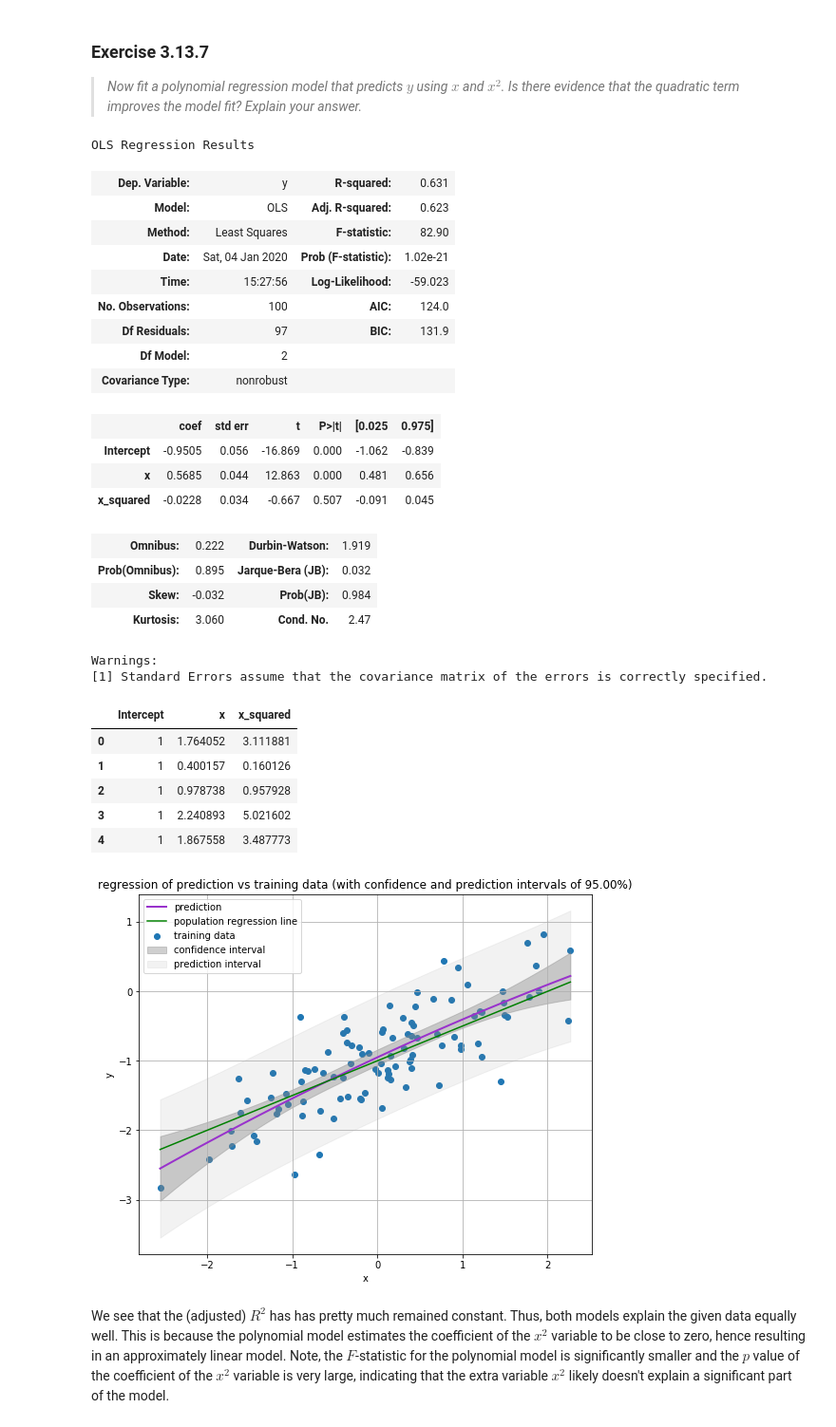
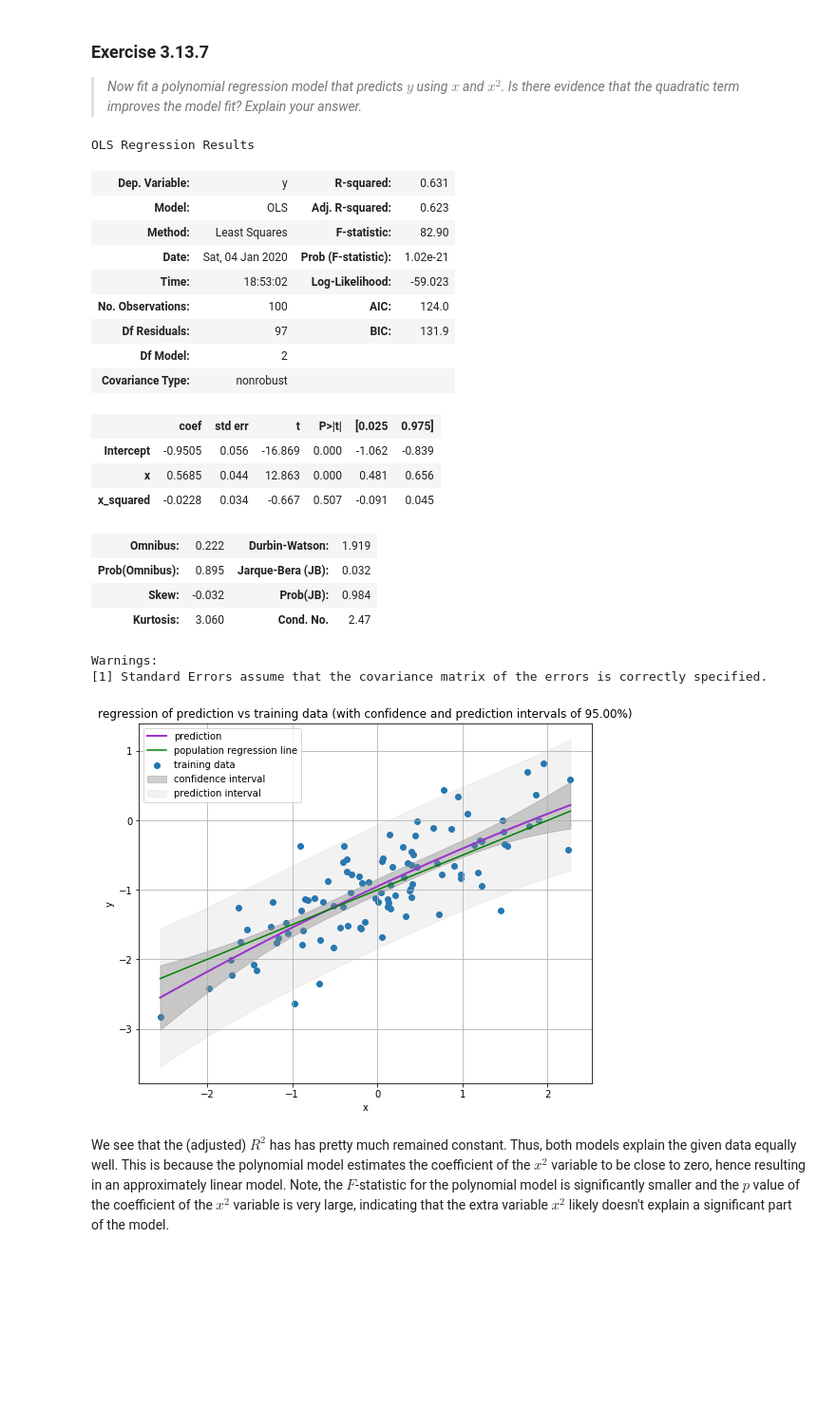
Before and after one commit to HerrBroekman/Python-solutions-for-An-Introduction-to-Statistical-Learning, a Jupyter notebook: Chapter3/Exercise13/3_13.ipynb, the cells around one changed output. Shown at 95% size. Drawn from its saved outputs; the diff is of its cells as text; code cells hidden in the pictures; blank space fills up the shorter version.

```diff
--- a/Chapter3/Exercise13/3_13.ipynb
+++ b/Chapter3/Exercise13/3_13.ipynb
@@ -133,25 +133,24 @@ _ = ax.legend()
 # %%
 df_x['x_squared'] = df_x['x']**2
 model = sm.OLS(df_y, df_x)
 fitted_pol_25 = model.fit()
 fitted_pol_25.summary()
 
-df_x.head()
 polynomialMap = {
     'x': 1,
     'x_squared': 2,
 }
 createLinearRegressionPlot(df_x, df_y, fitted_model=fitted_pol_25, height=6, width=8, polynomialMap=polynomialMap)
 ax = plt.gca()
 _ = ax.plot(x_population, y_population, color='green', label='population regression line')
 _ = ax.legend()
 # %% [output]
 OLS Regression Results
 | Dep. Variable: | y | R-squared: | 0.631 |
 | Model: | OLS | Adj. R-squared: | 0.623 |
 | Method: | Least Squares | F-statistic: | 82.90 |
 | Date: | Sat, 04 Jan 2020 | Prob (F-statistic): | 1.02e-21 |
-| Time: | 15:27:56 | Log-Likelihood: | -59.023 |
+| Time: | 18:53:02 | Log-Likelihood: | -59.023 |
 | No. Observations: | 100 | AIC: | 124.0 |
 | Df Residuals: | 97 | BIC: | 131.9 |
 | Df Model: | 2 |  |  |
@@ -166,12 +165,6 @@ OLS Regression Results
 | Kurtosis: | 3.060 | Cond. No. | 2.47 |
 Warnings:
 [1] Standard Errors assume that the covariance matrix of the errors is correctly specified.
-|  | Intercept | x | x_squared |
-| 0 | 1 | 1.764052 | 3.111881 |
-| 1 | 1 | 0.400157 | 0.160126 |
-| 2 | 1 | 0.978738 | 0.957928 |
-| 3 | 1 | 2.240893 | 5.021602 |
-| 4 | 1 | 1.867558 | 3.487773 |
 [figure]
 # %% [markdown]
 <p>We see that the (adjusted) $R^2$ has has pretty much remained constant. Thus, both models explain the given data equally well. This is because the polynomial model estimates the coefficient of the $x^2$ variable to be close to zero, hence resulting in an approximately linear model. Note, the $F$-statistic for the polynomial model is significantly smaller and the $p$ value of the coefficient of the $x^2$ variable is very large, indicating that the extra variable $x^2$ likely doesn't explain a significant part of the model.</p>
```
Also changed, not shown: parts of 3 cells of this notebook, 8 other files.
